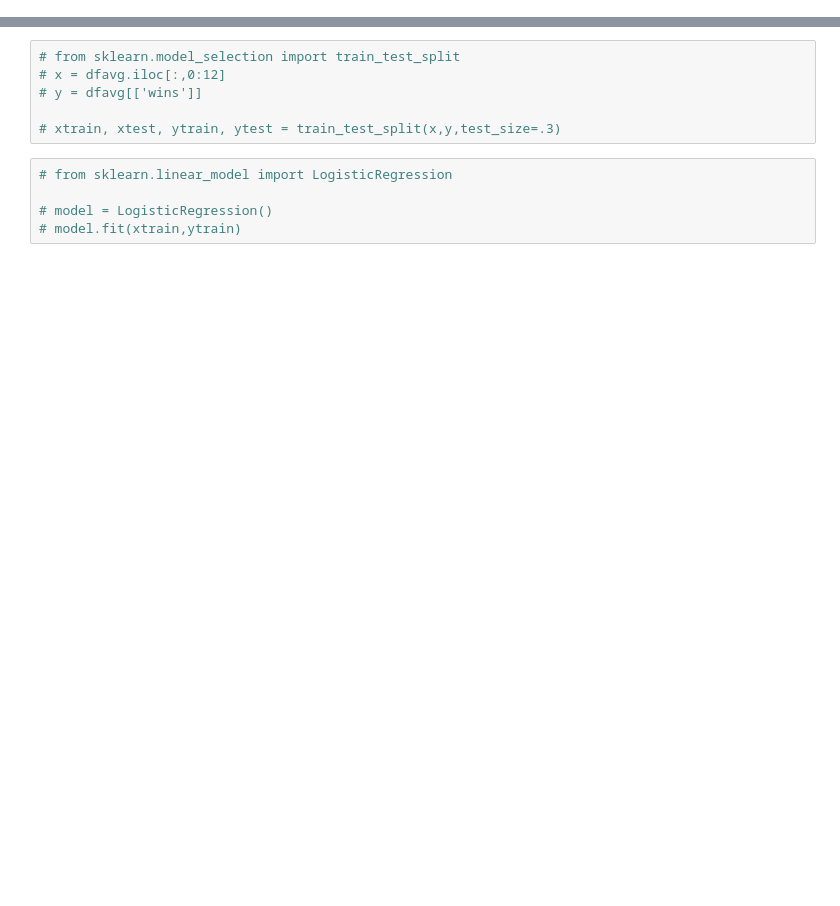
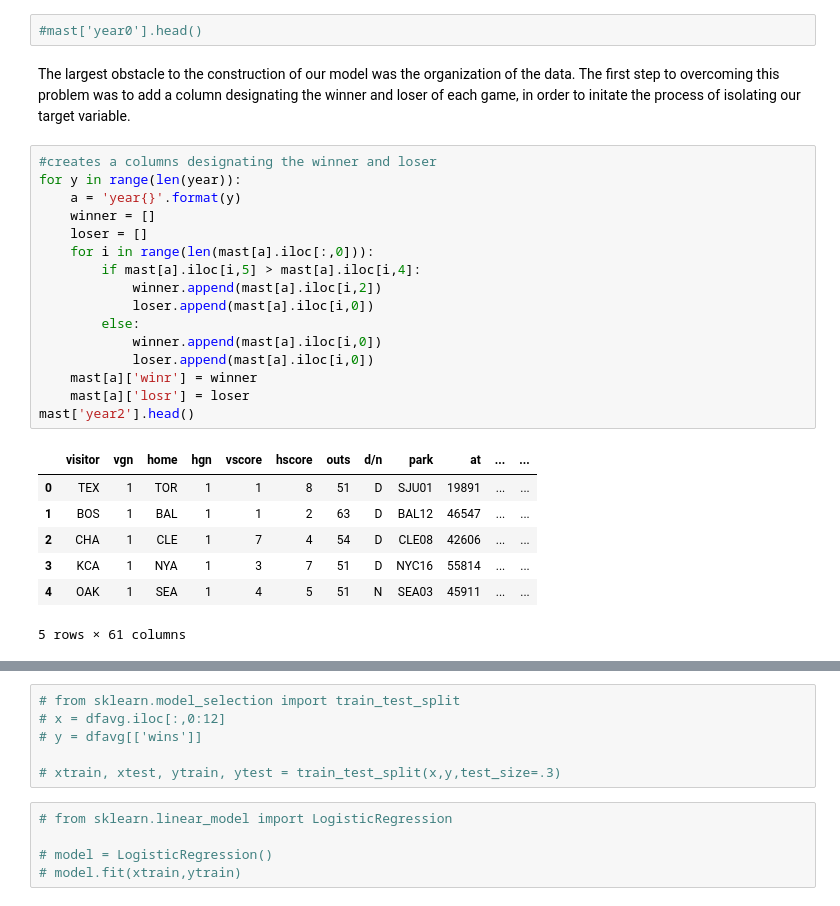
Before and after one commit to Elkin3456/SSC442, a Jupyter notebook: Baseballnotebook.ipynb, the cells around one changed output, grey strips where cells are left out. Drawn from its saved outputs; the diff is of its cells as text; blank space fills up the shorter version.

```diff
--- a/Baseballnotebook.ipynb
+++ b/Baseballnotebook.ipynb
@@ -352,0 +101,28 @@ dftot = pd.merge(dfwin,dfavg,on = 'key')
+# %%
+#mast['year0'].head()
+# %% [markdown]
+The largest obstacle to the construction of our model was the organization of the data. The first step to overcoming this problem was to add a column designating the winner and loser of each game, in order to initate the process of isolating our target variable.
+# %%
+#creates a columns designating the winner and loser
+for y in range(len(year)):
+    a = 'year{}'.format(y)
+    winner = []
+    loser = []
+    for i in range(len(mast[a].iloc[:,0])):
+        if mast[a].iloc[i,5] > mast[a].iloc[i,4]:
+            winner.append(mast[a].iloc[i,2])
+            loser.append(mast[a].iloc[i,0])
+        else:
+            winner.append(mast[a].iloc[i,0])
+            loser.append(mast[a].iloc[i,0])
+    mast[a]['winr'] = winner
+    mast[a]['losr'] = loser
+mast['year2'].head()
+# %% [output]
+|  | visitor | vgn | home | hgn | vscore | hscore | outs | d/n | park | at | ... | ... |
+| 0 | TEX | 1 | TOR | 1 | 1 | 8 | 51 | D | SJU01 | 19891 | ... | ... |
+| 1 | BOS | 1 | BAL | 1 | 1 | 2 | 63 | D | BAL12 | 46547 | ... | ... |
+| 2 | CHA | 1 | CLE | 1 | 7 | 4 | 54 | D | CLE08 | 42606 | ... | ... |
+| 3 | KCA | 1 | NYA | 1 | 3 | 7 | 51 | D | NYC16 | 55814 | ... | ... |
+| 4 | OAK | 1 | SEA | 1 | 4 | 5 | 51 | N | SEA03 | 45911 | ... | ... |
+5 rows × 61 columns
```
Also changed, not shown: parts of 59 cells of this notebook, 2 other files.
